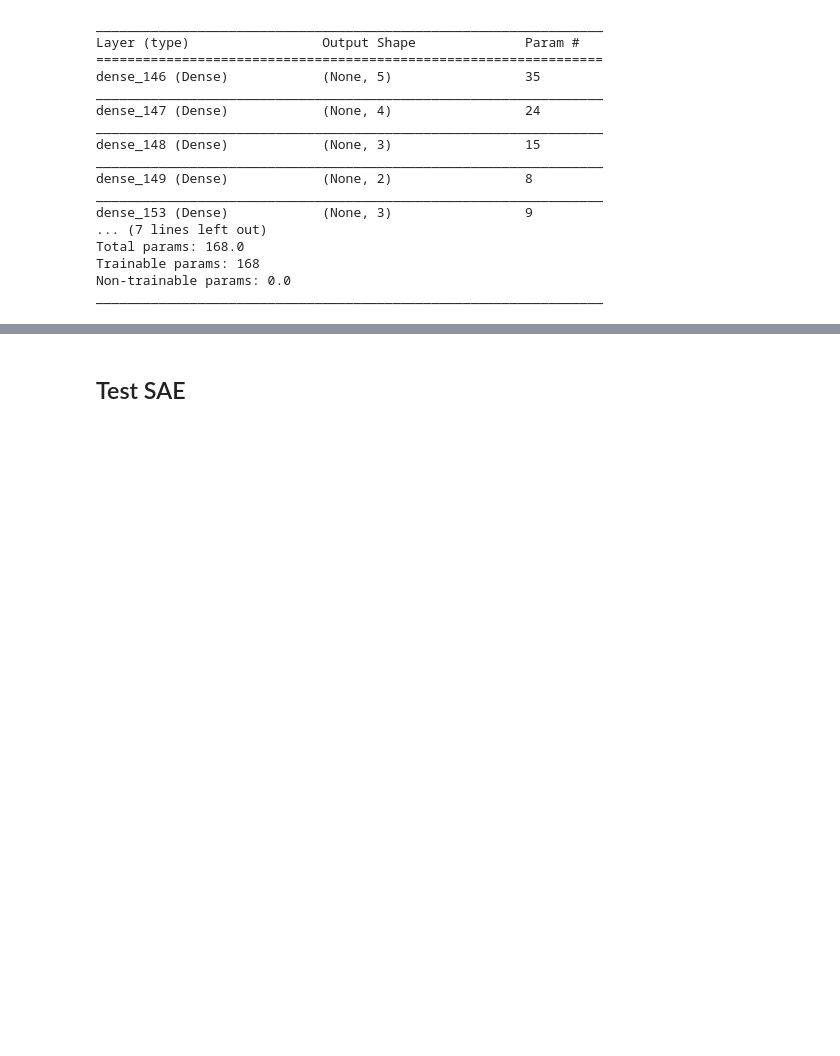
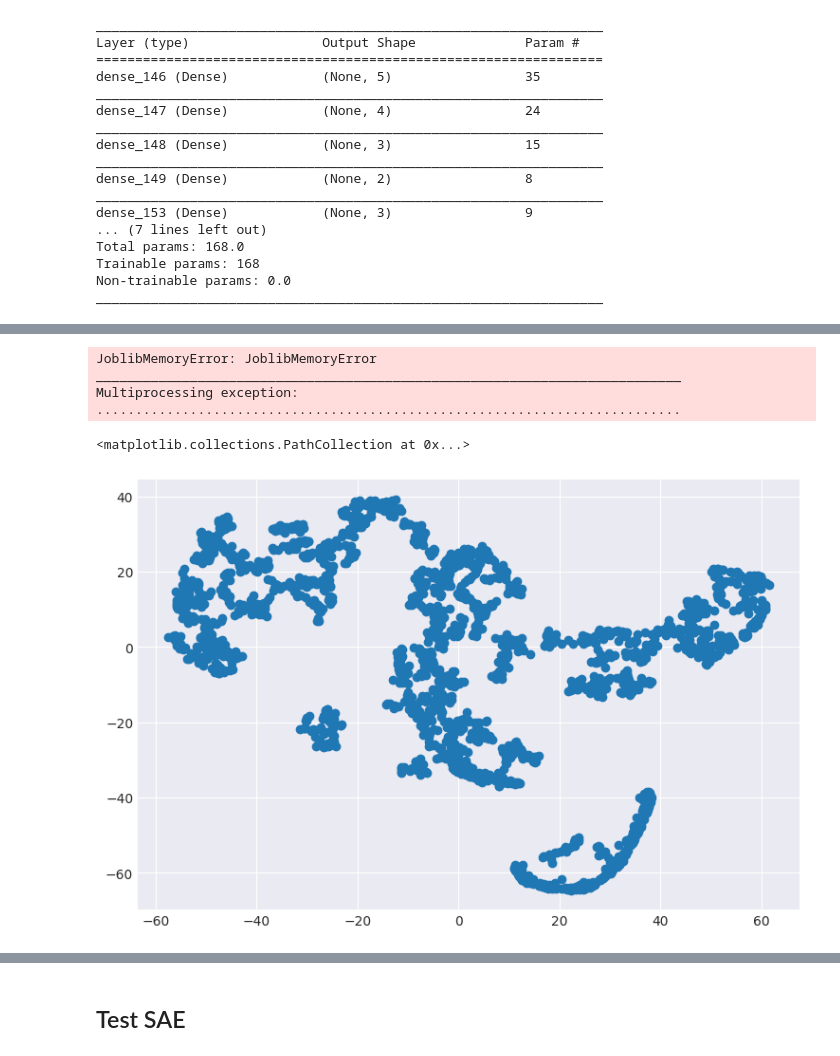
Before and after one commit to explover/Chromatin-clustering, a Jupyter notebook: Neural networks.ipynb, the cells around one changed output, grey strips where cells are left out. Drawn from its saved outputs; the diff is of its cells as text; code cells hidden in the pictures; blank space fills up the shorter version.

```diff
--- a/Neural networks.ipynb
+++ b/Neural networks.ipynb
@@ -403,0 +649,7 @@ Input?
+# %%
+labels = clust.fit_predict(dec.train_data["final"])
+# %% [output]
+JoblibMemoryError: JoblibMemoryError
+___________________________________________________________________________
+Multiprocessing exception:
+...........................................................................
@@ -403,0 +661,14 @@ Input?
+# %%
+big_data = pd.DataFrame(dec.train_data["final"]).sample(n=2000)
+# %%
+tsne = TSNE()
+# %%
+tsne_table = tsne.fit_transform(big_data)
+# %%
+x, y = zip(*tsne_table)
+# %%
+plt.scatter(x, y, alpha=1)
+# plt.scatter(c_x, c_y, color="red")
+# %% [output]
+<matplotlib.collections.PathCollection at 0x...>
+[figure, added]
```
Also changed, not shown: parts of 66 cells of this notebook, 1 other file.
